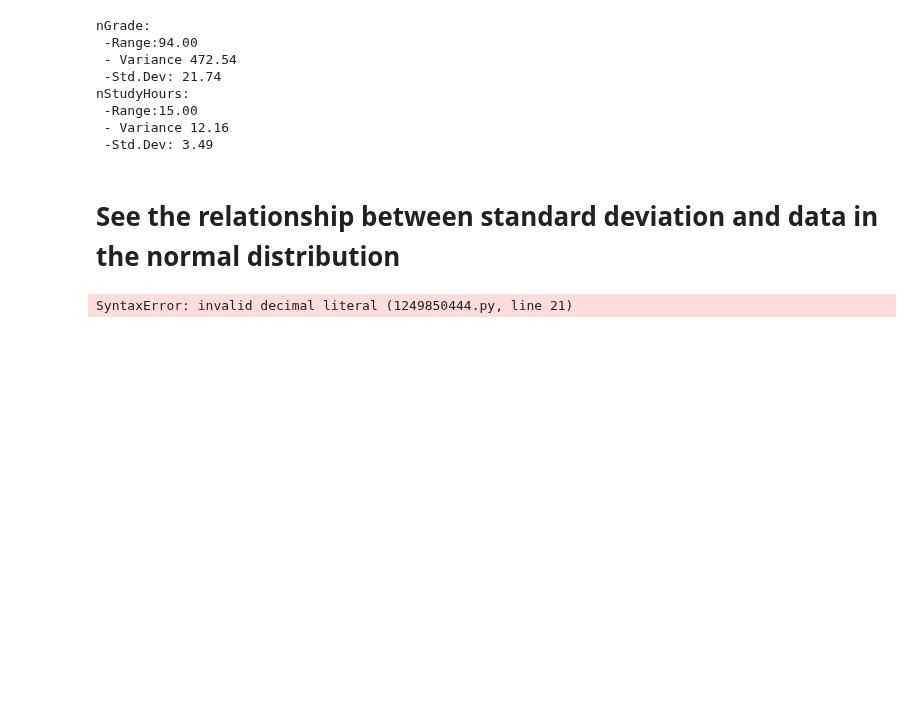
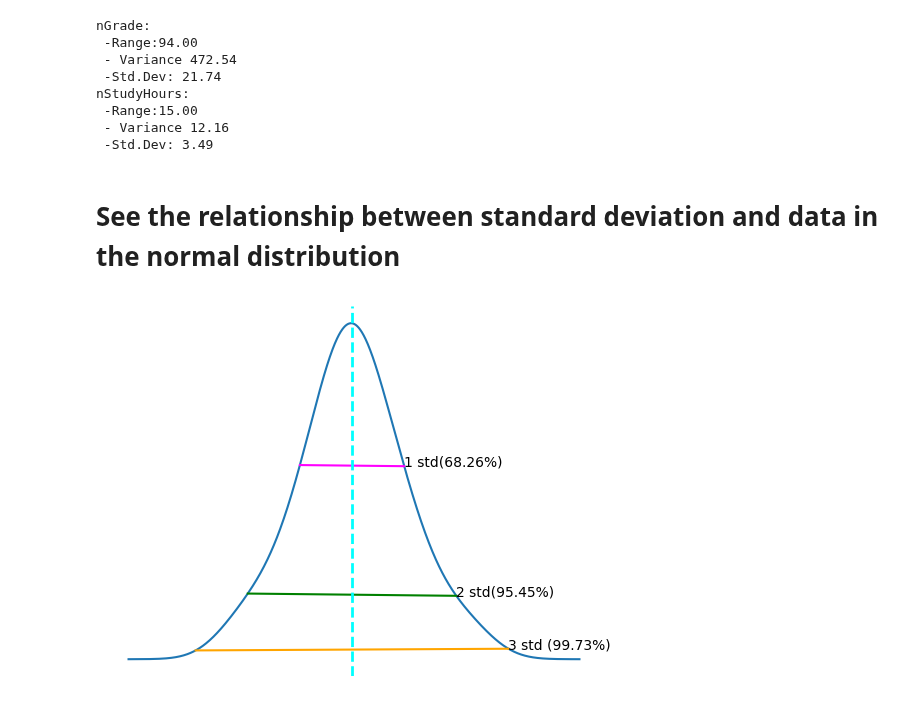
Before and after one commit to SanjilaGangaju/ExploratoryDataAnalysis_usingPython, a Jupyter notebook: Realdata.ipynb, the cells around one changed output. Cells and saved outputs as stored; diff of their text form; code cells hidden in the pictures; blank space fills up the shorter version.

```diff
--- a/Realdata.ipynb
+++ b/Realdata.ipynb
@@ -236,32 +235,32 @@ density = stats.gaussian_kde(col)
 
 #plot the density
 col.plot.density()
 
 #Get the mean and standard deviation
 s=col.std()
 m=col.mean()
 
 #Annotate 1 stdev
 x1=[m-s,m+s]
 y1=density(x1)
 plt.plot(x1,y1,color="magenta")
 plt.annotate('1 std(68.26%)',(x1[1],y1[1]))
 
 #Annotate 2 stdev
-x2=[m-2s,m+2s]
+x2=[m-(s*2),m+(s*2)]
 y2=density(x2)
 plt.plot(x2,y2,color="green")
 plt.annotate('2 std(95.45%)',(x2[1],y2[1]))
 
 # Annotate 3 stdevs
 x3 = [m-(s*3), m+(s*3)]
 y3 = density(x3)
 plt.plot(x3,y3, color='orange')
 plt.annotate('3 std (99.73%)', (x3[1],y3[1]))
 
 #show the location of the mean
 plt.axvline(col.mean(),color='cyan',linestyle='dashed',linewidth=2)
 plt.axis('off')
 plt.show()
 # %% [output]
-SyntaxError: invalid decimal literal (1249850444.py, line 21)
+[figure, added]
```
Also changed, not shown: parts of 3 cells of this notebook.
